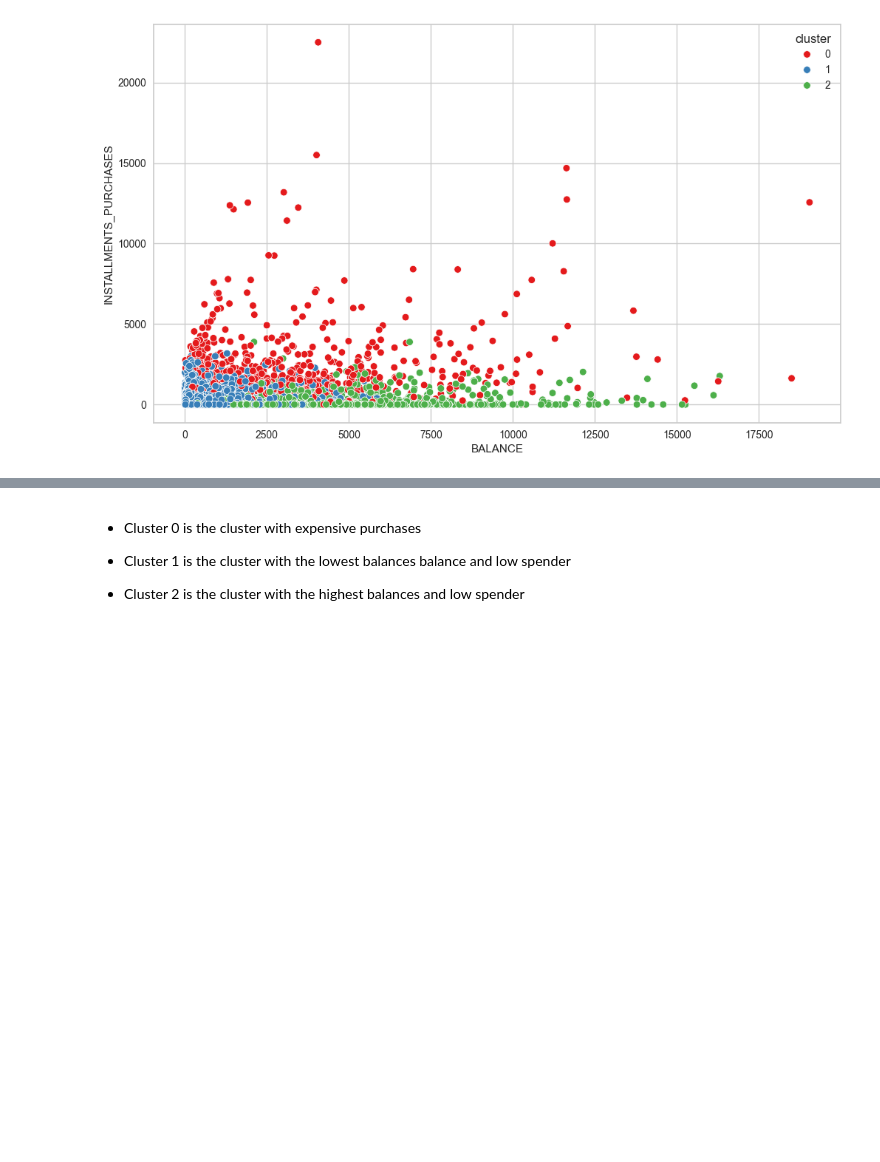
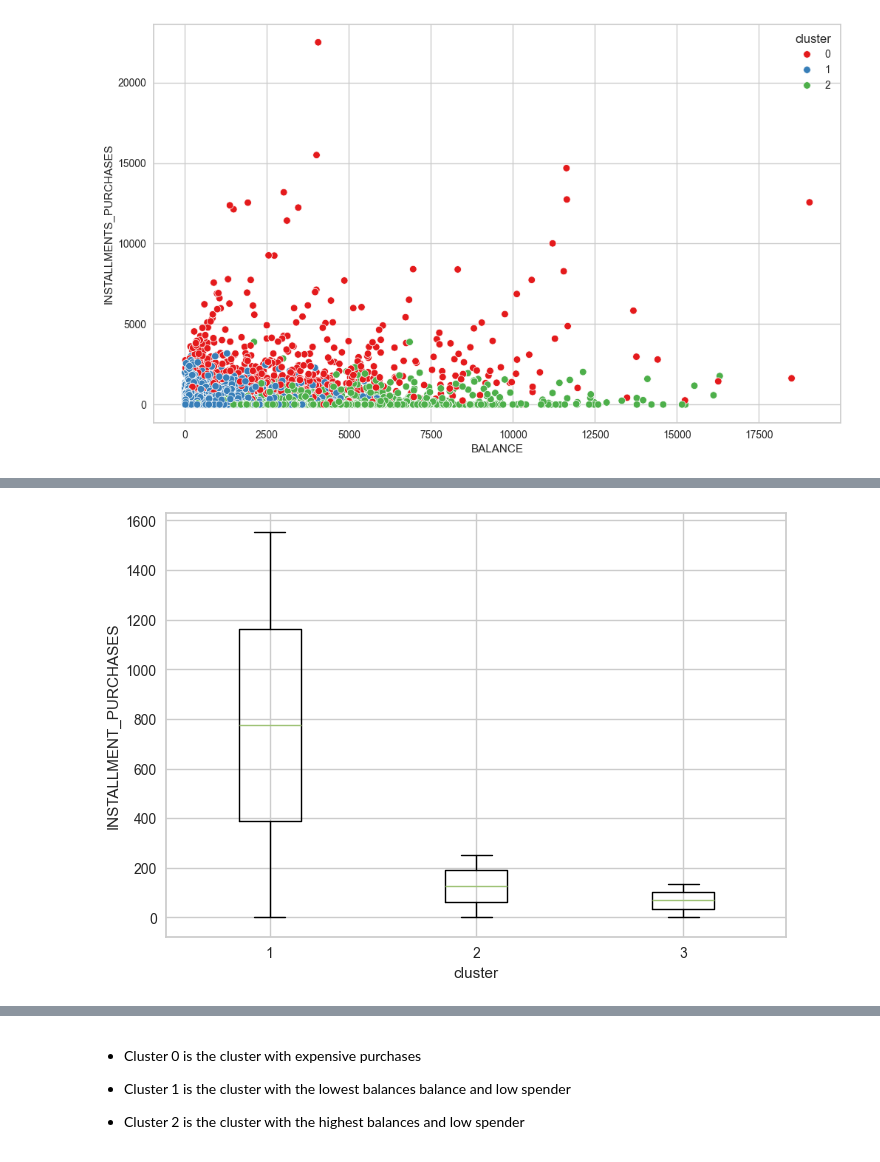
Before and after one commit to Foxeeeee/final-project-IV, a Jupyter notebook: PYTN_KampusMerdeka_fp4_Muhamad Hafidz Sohibul Fazri.ipynb, the cells around one changed output, grey strips where cells are left out. Cells and saved outputs as stored; diff of their text form; code cells hidden in the pictures; blank space fills up the shorter version.

```diff
--- a/PYTN_KampusMerdeka_fp4_Muhamad Hafidz Sohibul Fazri.ipynb
+++ b/PYTN_KampusMerdeka_fp4_Muhamad Hafidz Sohibul Fazri.ipynb
@@ -467,0 +477,9 @@ plt.show()
+# %%
+mean_installment_purchases = cc_df.groupby('cluster')['INSTALLMENTS_PURCHASES'].mean().reset_index().transpose()
+
+plt.boxplot(mean_installment_purchases)
+plt.xlabel('cluster')
+plt.ylabel('INSTALLMENT_PURCHASES')
+plt.show()
+# %% [output]
+[figure, added]
```
Also changed, not shown: parts of 4 cells of this notebook.
